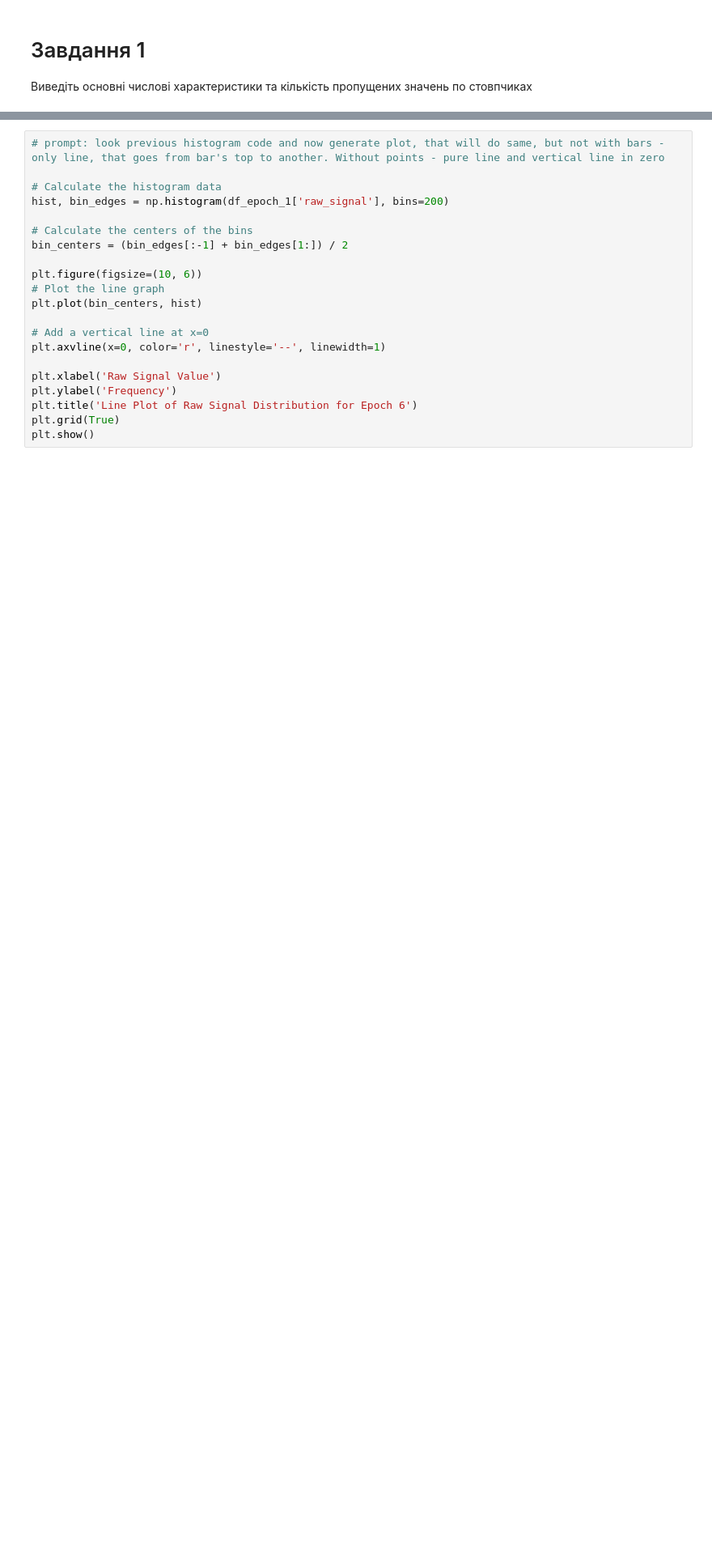
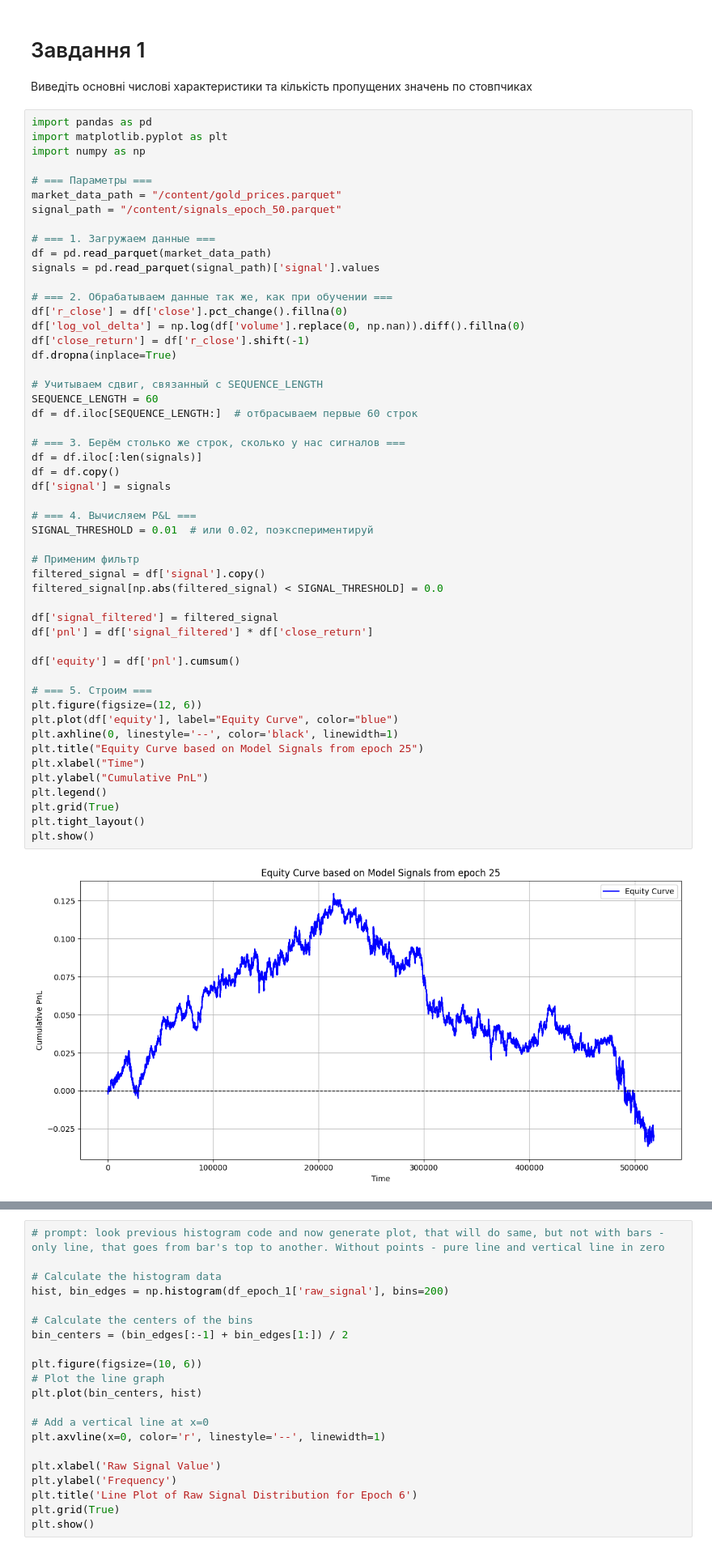
Before and after one commit to Flyingzaptop/Python-Colab, a Jupyter notebook: Parquet_Test.ipynb, the cells around one changed output, grey strips where cells are left out. Shown: that part at 81% size. Drawn from its saved outputs; the diff is of its cells as text; blank space fills up the shorter version.

```diff
--- a/Parquet_Test.ipynb
+++ b/Parquet_Test.ipynb
@@ -27,3 +27,56 @@ df
 # %% [markdown]
 # Завдання 1
 Виведіть основні числові характеристики та кількість пропущених значень по стовпчиках
+# %%
+import pandas as pd
+import matplotlib.pyplot as plt
+import numpy as np
+
+# === Параметры ===
+market_data_path = "/content/gold_prices.parquet"
+signal_path = "/content/signals_epoch_50.parquet"
+
+# === 1. Загружаем данные ===
+df = pd.read_parquet(market_data_path)
+signals = pd.read_parquet(signal_path)['signal'].values
+
+# === 2. Обрабатываем данные так же, как при обучении ===
+df['r_close'] = df['close'].pct_change().fillna(0)
+df['log_vol_delta'] = np.log(df['volume'].replace(0, np.nan)).diff().fillna(0)
+df['close_return'] = df['r_close'].shift(-1)
+df.dropna(inplace=True)
+
+# Учитываем сдвиг, связанный с SEQUENCE_LENGTH
+SEQUENCE_LENGTH = 60
+df = df.iloc[SEQUENCE_LENGTH:]  # отбрасываем первые 60 строк
+
+# === 3. Берём столько же строк, сколько у нас сигналов ===
+df = df.iloc[:len(signals)]
+df = df.copy()
+df['signal'] = signals
+
+# === 4. Вычисляем P&L ===
+SIGNAL_THRESHOLD = 0.01  # или 0.02, поэкспериментируй
+
+# Применим фильтр
+filtered_signal = df['signal'].copy()
+filtered_signal[np.abs(filtered_signal) < SIGNAL_THRESHOLD] = 0.0
+
+df['signal_filtered'] = filtered_signal
+df['pnl'] = df['signal_filtered'] * df['close_return']
+
+df['equity'] = df['pnl'].cumsum()
+
+# === 5. Строим ===
+plt.figure(figsize=(12, 6))
+plt.plot(df['equity'], label="Equity Curve", color="blue")
+plt.axhline(0, linestyle='--', color='black', linewidth=1)
+plt.title("Equity Curve based on Model Signals from epoch 25")
+plt.xlabel("Time")
+plt.ylabel("Cumulative PnL")
+plt.legend()
+plt.grid(True)
+plt.tight_layout()
+plt.show()
+# %% [output]
+[figure, added]
```
Also changed, not shown: parts of 6 cells of this notebook.
